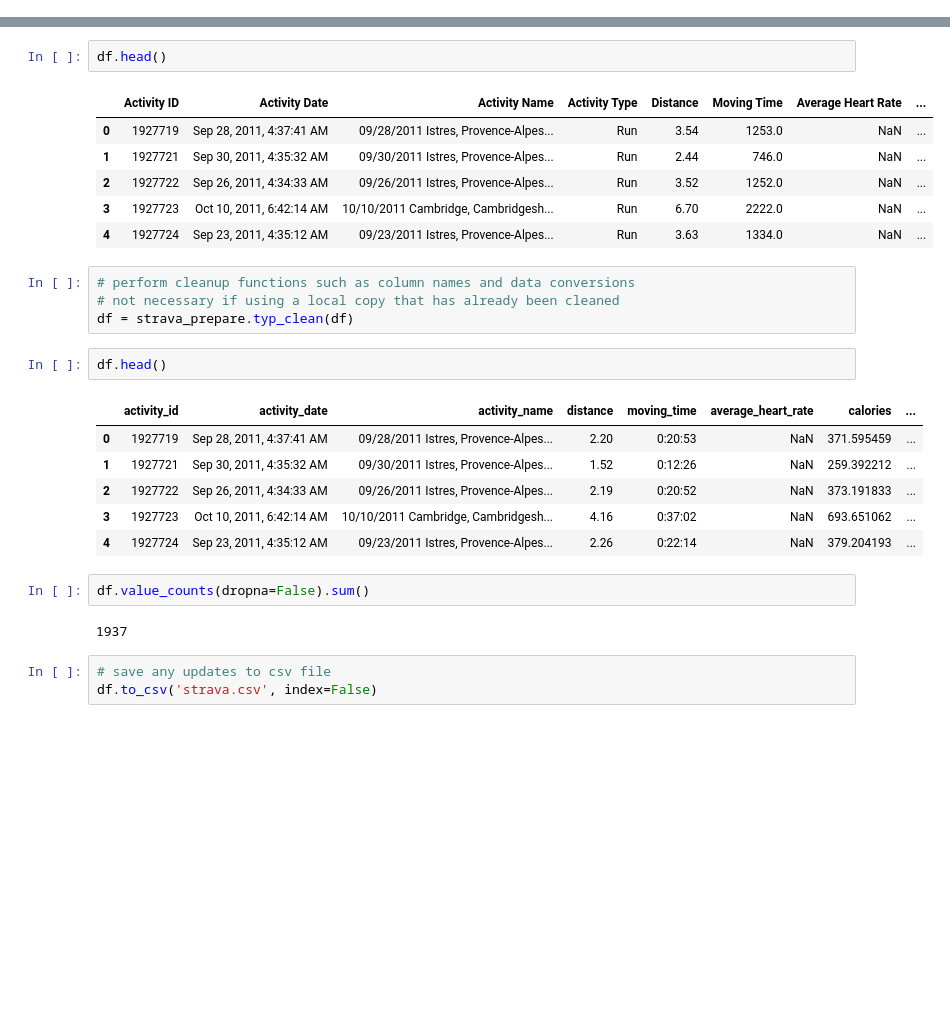
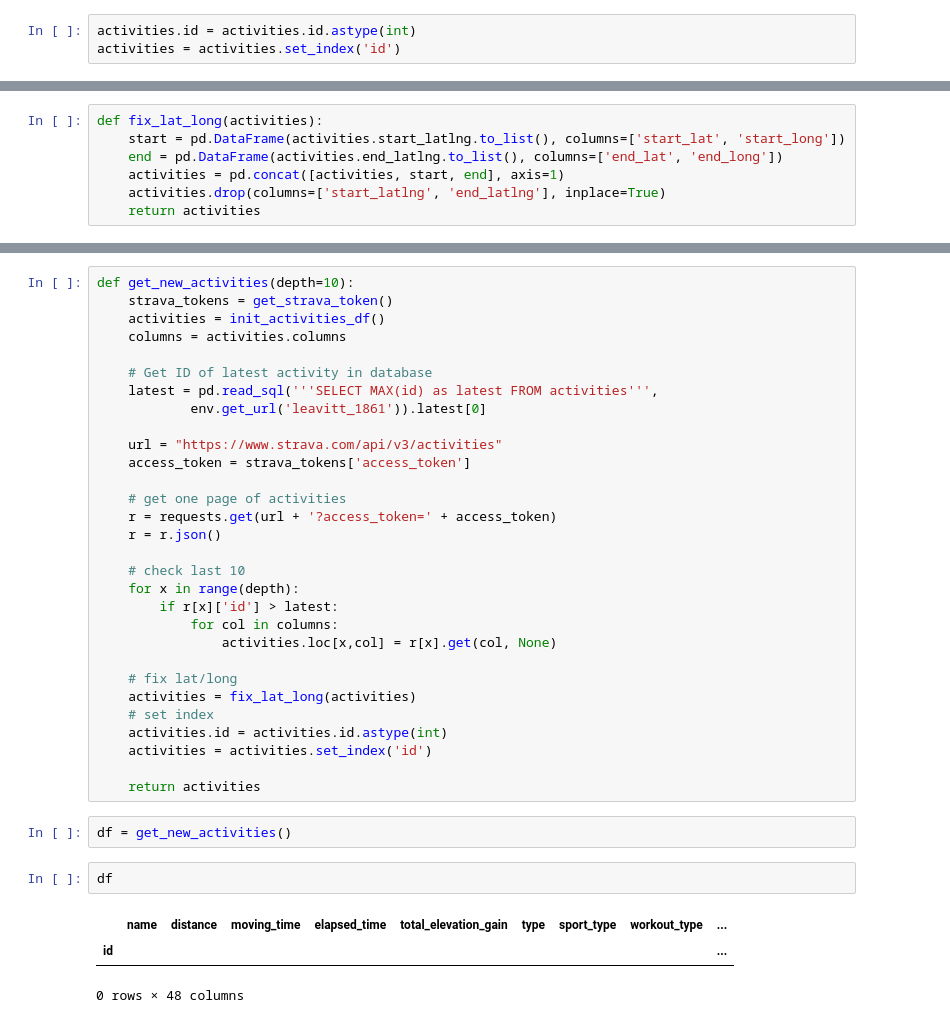
Before and after one commit to DanChurchill/Strava_running, a Jupyter notebook: data_exploration.ipynb, the cells around one changed output, grey strips where cells are left out. Drawn from its saved outputs; the diff is of its cells as text; blank space fills up the shorter version.

```diff
--- a/data_exploration.ipynb
+++ b/data_exploration.ipynb
@@ -7,0 +186,3 @@ pd.read_csv()
+# %%
+activities.id = activities.id.astype(int)
+activities = activities.set_index('id')
@@ -7,0 +248,7 @@ pd.read_csv()
+# %%
+def fix_lat_long(activities):
+    start = pd.DataFrame(activities.start_latlng.to_list(), columns=['start_lat', 'start_long'])
+    end = pd.DataFrame(activities.end_latlng.to_list(), columns=['end_lat', 'end_long'])
+    activities = pd.concat([activities, start, end], axis=1)
+    activities.drop(columns=['start_latlng', 'end_latlng'], inplace=True)
+    return activities
@@ -8,29 +290,38 @@ pd.read_csv()
+# %%
+def get_new_activities(depth=10):
+    strava_tokens = get_strava_token()
+    activities = init_activities_df()
+    columns = activities.columns
+
+    # Get ID of latest activity in database
+    latest = pd.read_sql('''SELECT MAX(id) as latest FROM activities''',
+            env.get_url('leavitt_1861')).latest[0]
+
+    url = "https://www.strava.com/api/v3/activities"
+    access_token = strava_tokens['access_token']
+
+    # get one page of activities
+    r = requests.get(url + '?access_token=' + access_token)
+    r = r.json()
+
+    # check last 10
+    for x in range(depth):
+        if r[x]['id'] > latest:
+            for col in columns:
+                activities.loc[x,col] = r[x].get(col, None)
+
+    # fix lat/long
+    activities = fix_lat_long(activities)
+    # set index
+    activities.id = activities.id.astype(int)
+    activities = activities.set_index('id')
+
+    return activities
+# %%
+df = get_new_activities()
 # %%
-df.head()
+df
 # %% [output]
-|  | Activity ID | Activity Date | Activity Name | Activity Type | Distance | Moving Time | Average Heart Rate | ... |
-| 0 | 1927719 | Sep 28, 2011, 4:37:41 AM | 09/28/2011 Istres, Provence-Alpes... | Run | 3.54 | 1253.0 | NaN | ... |
-| 1 | 1927721 | Sep 30, 2011, 4:35:32 AM | 09/30/2011 Istres, Provence-Alpes... | Run | 2.44 | 746.0 | NaN | ... |
-| 2 | 1927722 | Sep 26, 2011, 4:34:33 AM | 09/26/2011 Istres, Provence-Alpes... | Run | 3.52 | 1252.0 | NaN | ... |
-| 3 | 1927723 | Oct 10, 2011, 6:42:14 AM | 10/10/2011 Cambridge, Cambridgesh... | Run | 6.70 | 2222.0 | NaN | ... |
-| 4 | 1927724 | Sep 23, 2011, 4:35:12 AM | 09/23/2011 Istres, Provence-Alpes... | Run | 3.63 | 1334.0 | NaN | ... |
+|  | name | distance | moving_time | elapsed_time | total_elevation_gain | type | sport_type | workout_type | ... |
+| id |  |  |  |  |  |  |  |  | ... |
+0 rows × 48 columns
-# %%
-# perform cleanup functions such as column names and data conversions
-# not necessary if using a local copy that has already been cleaned
-df = strava_prepare.typ_clean(df)
-# %%
-df.head()
-# %% [output]
-|  | activity_id | activity_date | activity_name | distance | moving_time | average_heart_rate | calories | ... |
-| 0 | 1927719 | Sep 28, 2011, 4:37:41 AM | 09/28/2011 Istres, Provence-Alpes... | 2.20 | 0:20:53 | NaN | 371.595459 | ... |
-| 1 | 1927721 | Sep 30, 2011, 4:35:32 AM | 09/30/2011 Istres, Provence-Alpes... | 1.52 | 0:12:26 | NaN | 259.392212 | ... |
-| 2 | 1927722 | Sep 26, 2011, 4:34:33 AM | 09/26/2011 Istres, Provence-Alpes... | 2.19 | 0:20:52 | NaN | 373.191833 | ... |
-| 3 | 1927723 | Oct 10, 2011, 6:42:14 AM | 10/10/2011 Cambridge, Cambridgesh... | 4.16 | 0:37:02 | NaN | 693.651062 | ... |
-| 4 | 1927724 | Sep 23, 2011, 4:35:12 AM | 09/23/2011 Istres, Provence-Alpes... | 2.26 | 0:22:14 | NaN | 379.204193 | ... |
-# %%
-df.value_counts(dropna=False).sum()
-# %% [output]
-1937
-# %%
-# save any updates to csv file
-df.to_csv('strava.csv', index=False)
```
Also changed, not shown: parts of 22 cells of this notebook, 1 other file.
